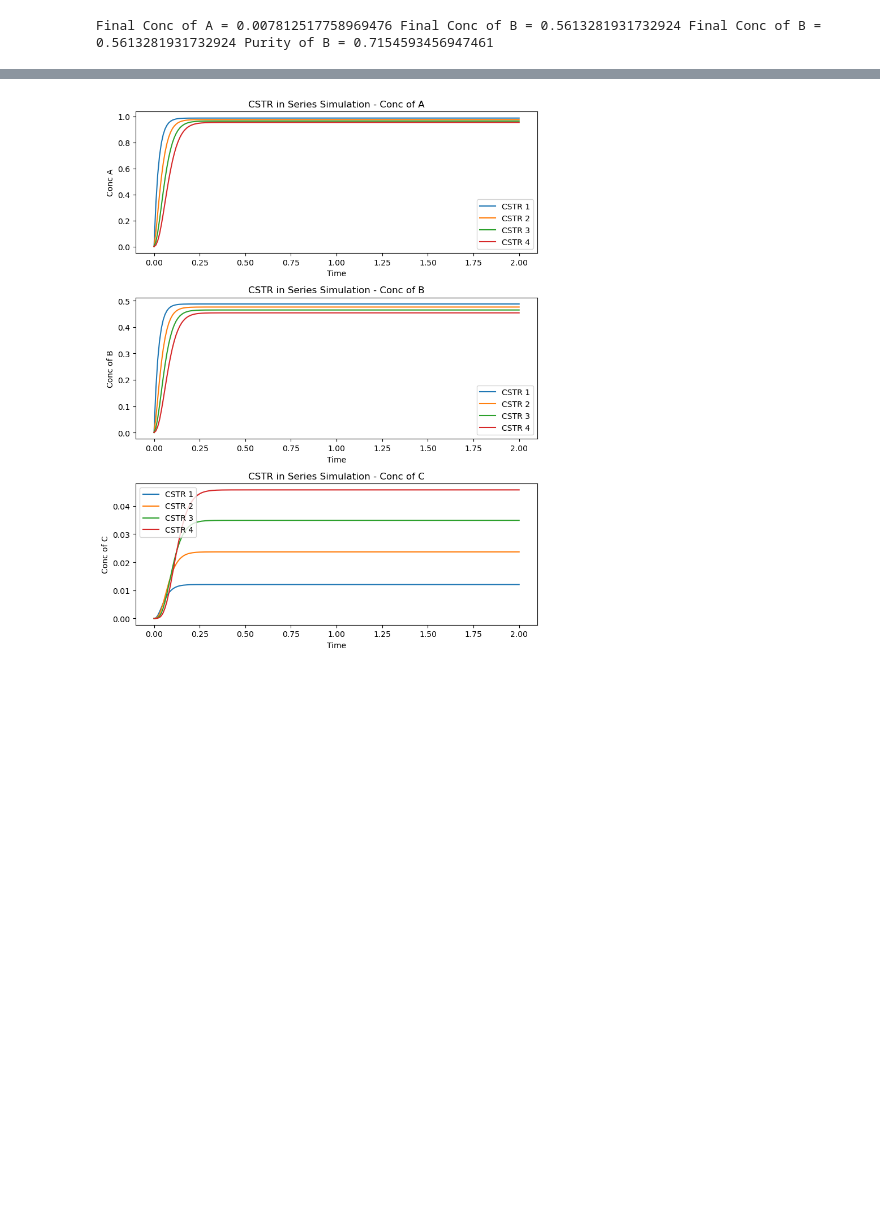
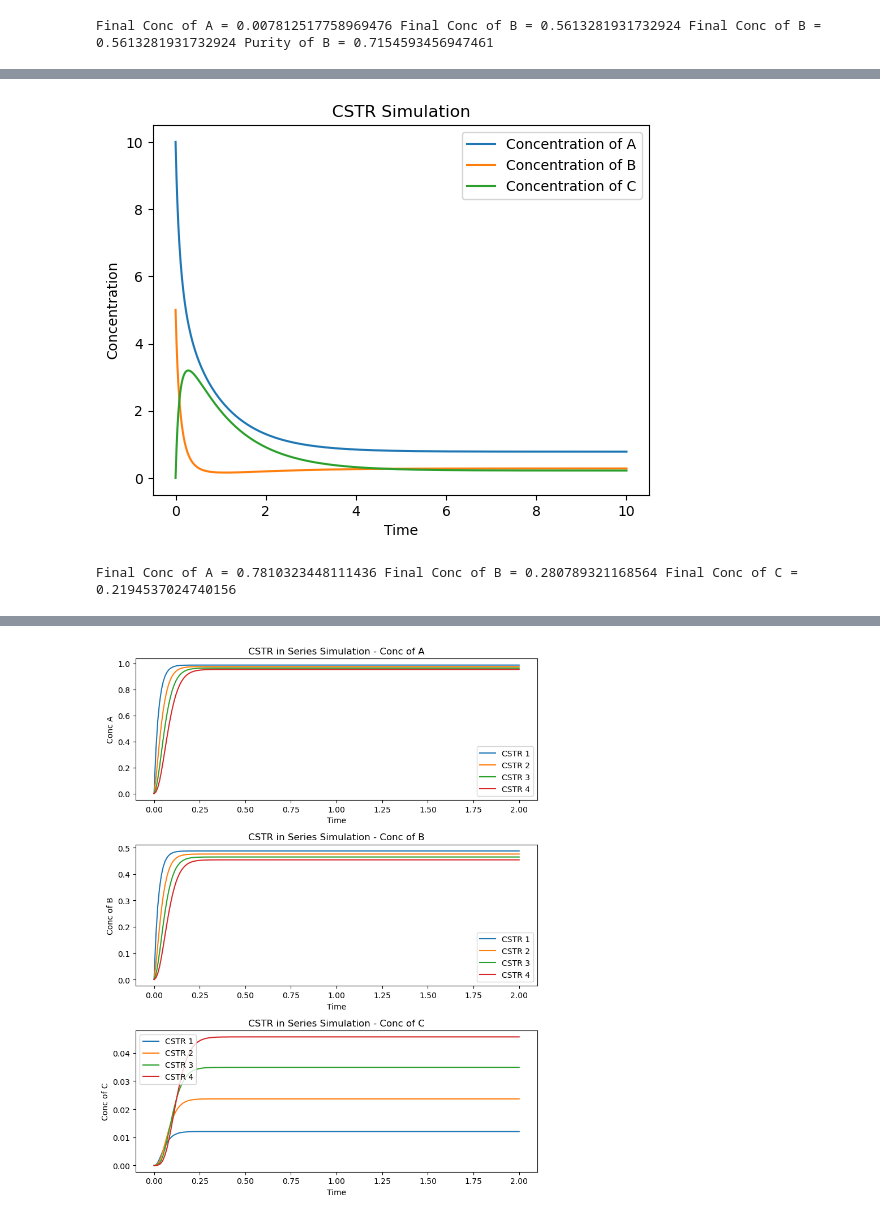
Before and after one commit to HGBrink/CKN321_2023, a Jupyter notebook: Chapter 1/Chapter 1.ipynb, the cells around one changed output, grey strips where cells are left out. Saved outputs shown, nothing was run; the diff lists cells and outputs as text; code cells hidden in the pictures; blank space fills up the shorter version.

```diff
--- a/Chapter 1/Chapter 1.ipynb
+++ b/Chapter 1/Chapter 1.ipynb
@@ -1035,0 +1074,67 @@ print('Final Concentration of C =', C_C_final)
+# %%
+# c)
+import numpy as np
+from scipy.integrate import solve_ivp
+import matplotlib.pyplot as plt
+%matplotlib inline
+
+def CSTR(t, y, k, F_A0, F_B0, F_C0, V):
+    # Rate equations for the CSTR reactor
+    # y[0]: Moles of A
+    # y[1]: Moles of B
+    N_A, N_B, N_C = y
+    r_A = -k * N_A/V *N_B/V
+    r_B = r_A
+    r_C = -r_A
+    F_A = N_A/V*Q
+    F_B = N_B/V*Q
+    F_C = N_C/V*Q
+    dNAdt = F_A0 - F_A + r_A*V  # Rate of change of A
+    dNBdt = F_B0 - F_B + r_B*V  # Rate of change of B due to the reaction
+    dNCdt = F_C0 - F_C + r_C*V  # Rate of change of B due to the reaction
+
+    return [dNAdt, dNBdt, dNCdt]
+
+# Initial conditions
+CA0 = 10  # Initial concentration of A
+CB0 = 5  # Initial concentration of B
+CC0 = 0
+V = 1 # Initial volume in reactor (L)
+y0 = [CA0*V, CB0*V, CC0*V]
+
+# Rate constant for the reaction
+k = 1
+
+# Continuous feed rate of A
+C_A_feed = 1
+C_B_feed = 0.5
+Q = 1
+F_A0 = C_A_feed*Q
+F_B0 = C_B_feed*Q
+F_C0 = 0
+
+# Time span for integration
+t_end = 10
+t_span = (0, t_end)  # Start at t=0 and integrate until t=10
+
+# Solve the CSTR using solve_ivp
+solution = solve_ivp(CSTR, t_span, y0, args=(k, F_A0, F_B0, F_C0, V), method='RK45', dense_output=True)
+
+# Extract results
+t = np.linspace(0, t_end, 1000)  # Time points for evaluation
+sol = solution.sol(t)
+
+# Plot the results
+plt.figure()
+plt.plot(t, sol[0]/V, label='Concentration of A')
+plt.plot(t, sol[1]/V, label='Concentration of B')
+plt.plot(t, sol[2]/V, label='Concentration of C')
+plt.xlabel('Time')
+plt.ylabel('Concentration')
+plt.legend()
+plt.title('CSTR Simulation')
+plt.show()
+print('Final Conc of A =', sol[0,-1]/V, 'Final Conc of B =', sol[1,-1]/V, 'Final Conc of C =', sol[2,-1]/V)
+# %% [output]
+[figure, added]
+Final Conc of A = 0.7810323448111436 Final Conc of B = 0.280789321168564 Final Conc of C = 0.2194537024740156
```
Also changed, not shown: parts of 25 cells of this notebook, 2 other files.
